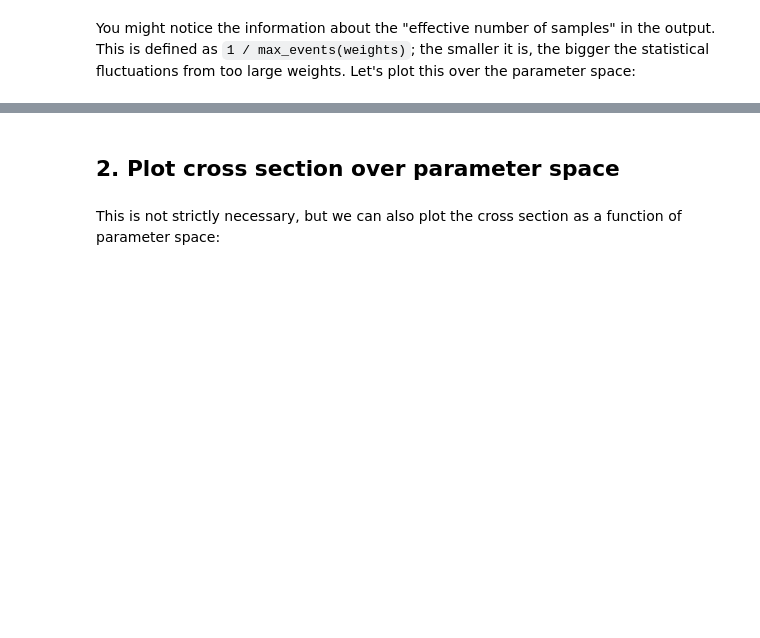
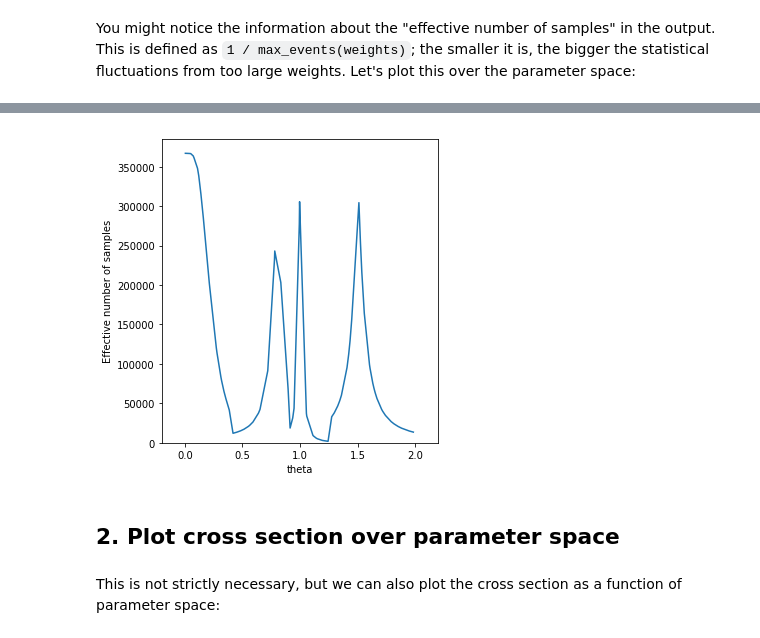
Before and after one commit to aghoshpub/LikelihoodFreeInterference, a Jupyter notebook: examples/tutorial_h4l/JB2_3a_likelihood_ratio.ipynb, the cells around one changed output, grey strips where cells are left out. Cells and saved outputs as stored; diff of their text form; code cells hidden in the pictures; blank space fills up the shorter version.

```diff
--- a/examples/tutorial_h4l/JB2_3a_likelihood_ratio.ipynb
+++ b/examples/tutorial_h4l/JB2_3a_likelihood_ratio.ipynb
@@ -222,3 +247,30 @@ plt.savefig("effective_samplesize.pdf")
+# %%
+cut = (y.flatten()==0)
+
+x_ = theta0[cut][:,0]
+y_ = n_effective[cut]
+
+order = np.argsort(x_)
+y_ = y_[order]
+x_ = x_[order]
+
+fig = plt.figure(figsize=(5,5))
+plt.plot(x_, y_, lw=1.5)
+# plt.plot(x_[x_<0.4], y_[x_<0.4], lw=1.5)
+# plt.plot(x_[(x_>0.4)*(x_<0.9)], y_[(x_>0.4)*(x_<0.9)], lw=1.5)
+# plt.plot(x_[(x_>0.9)*(x_<1.25)], y_[(x_>0.9)*(x_<1.25)], lw=1.5)
+# plt.plot(x_[x_>1.25], y_[x_>1.25], lw=1.5)
+
+plt.xlabel("theta")
+plt.ylabel('Effective number of samples')
+plt.xlim(-0.2,2.2)
+plt.ylim(0.,None)
+#plt.yscale("log")
+
+plt.tight_layout()
+#plt.savefig("effective_samplesize.pdf")
+# %% [output]
+[figure, added]
 # %% [markdown]
 ## 2. Plot cross section over parameter space
 # %% [markdown]
```
Also changed, not shown: parts of 8 cells of this notebook, 6 other files.
